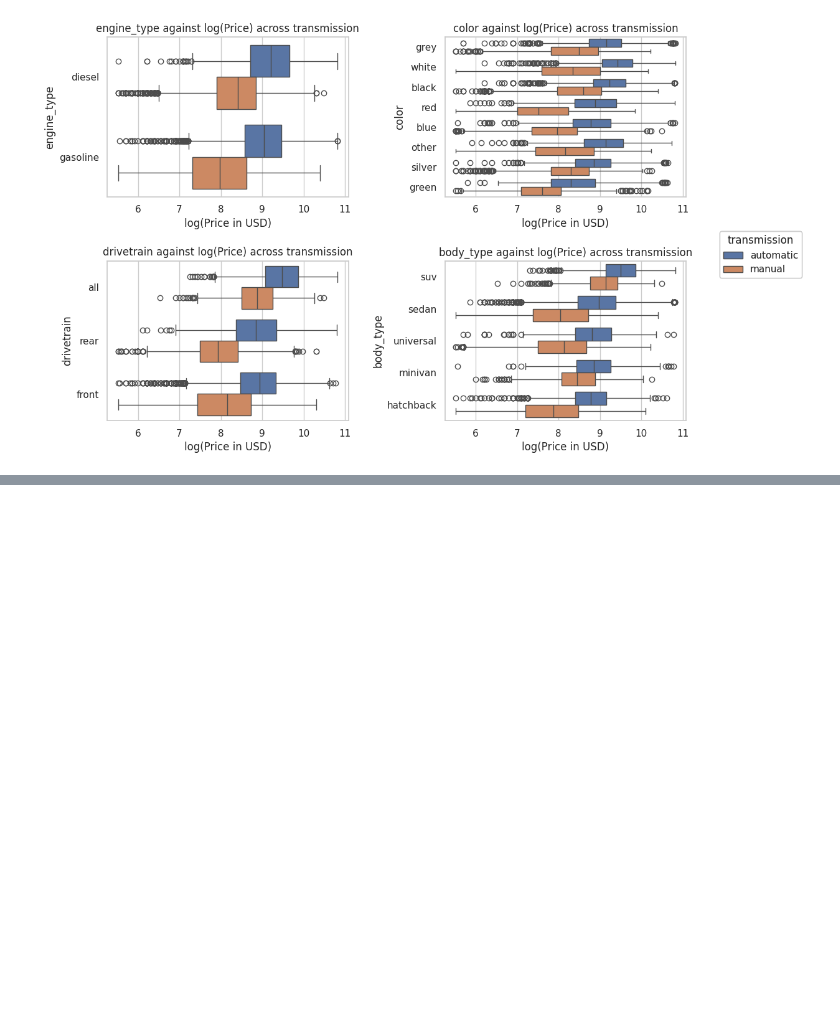
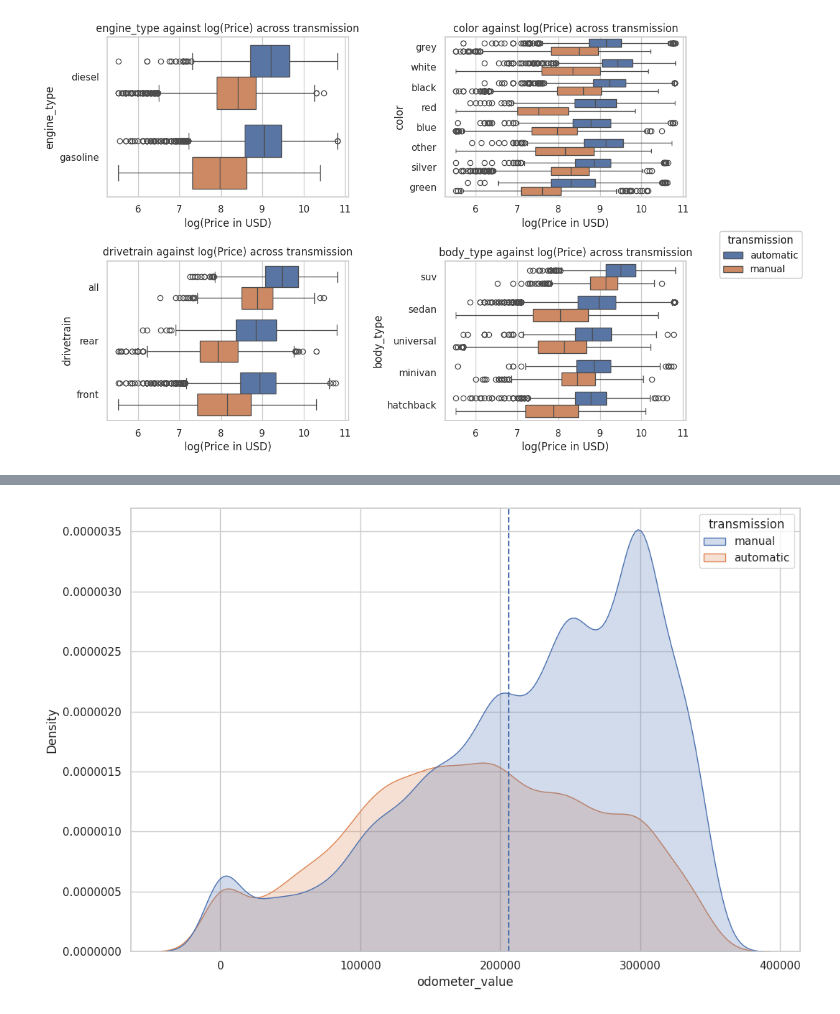
Before and after one commit to NigelPetersen/UsedCars, a Jupyter notebook: UsedCars.ipynb, the cells around one changed output, grey strips where cells are left out. Cells and saved outputs as stored; diff of their text form; code cells hidden in the pictures; blank space fills up the shorter version.

```diff
--- a/UsedCars.ipynb
+++ b/UsedCars.ipynb
@@ -131,0 +164,8 @@ plt.show()
+# %%
+test_data = cars_data.loc[cars_data["odometer_value"] < 350000]
+test_plot = sns.kdeplot(x = "odometer_value", fill = True, hue = "transmission", data = cars_data.loc[cars_data["odometer_value"] < 350000])
+test_plot.ticklabel_format(style = "plain")
+test_plot.axvline(x = np.mean(cars_data.loc[cars_data["odometer_value"] < 350000]["odometer_value"]), linestyle = "dashed")
+plt.show()
+# %% [output]
+[figure, added]
```
Also changed, not shown: parts of 4 cells of this notebook.
